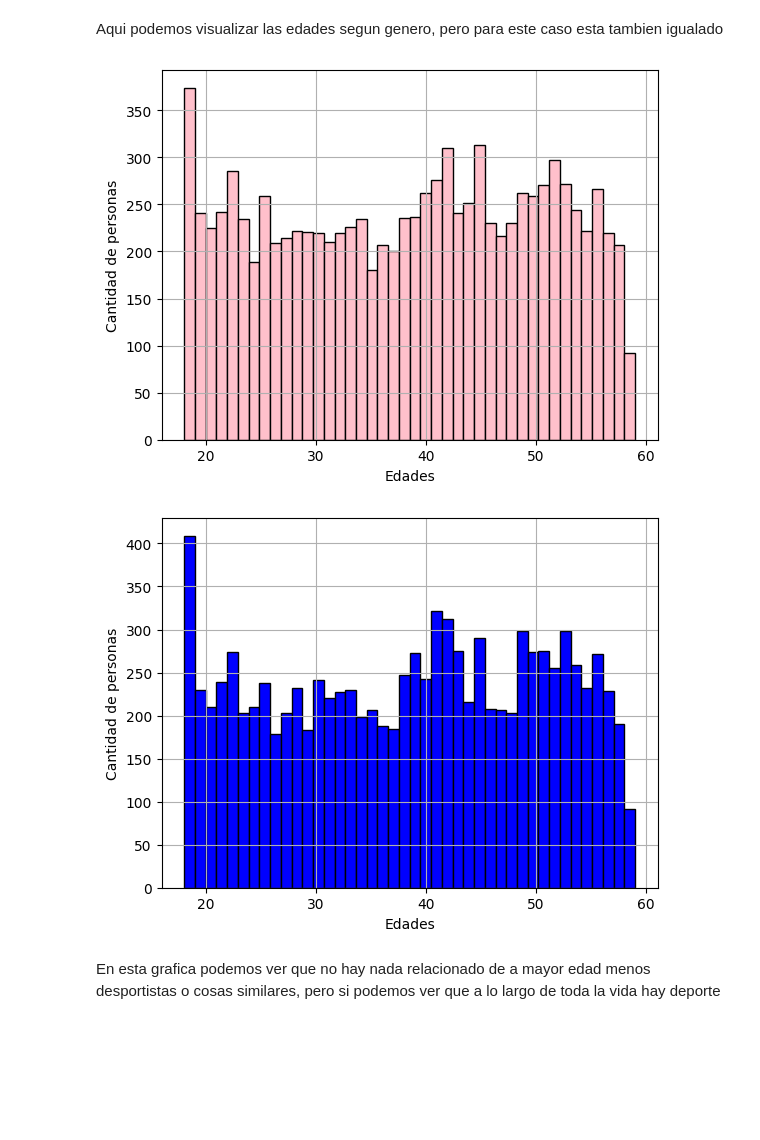
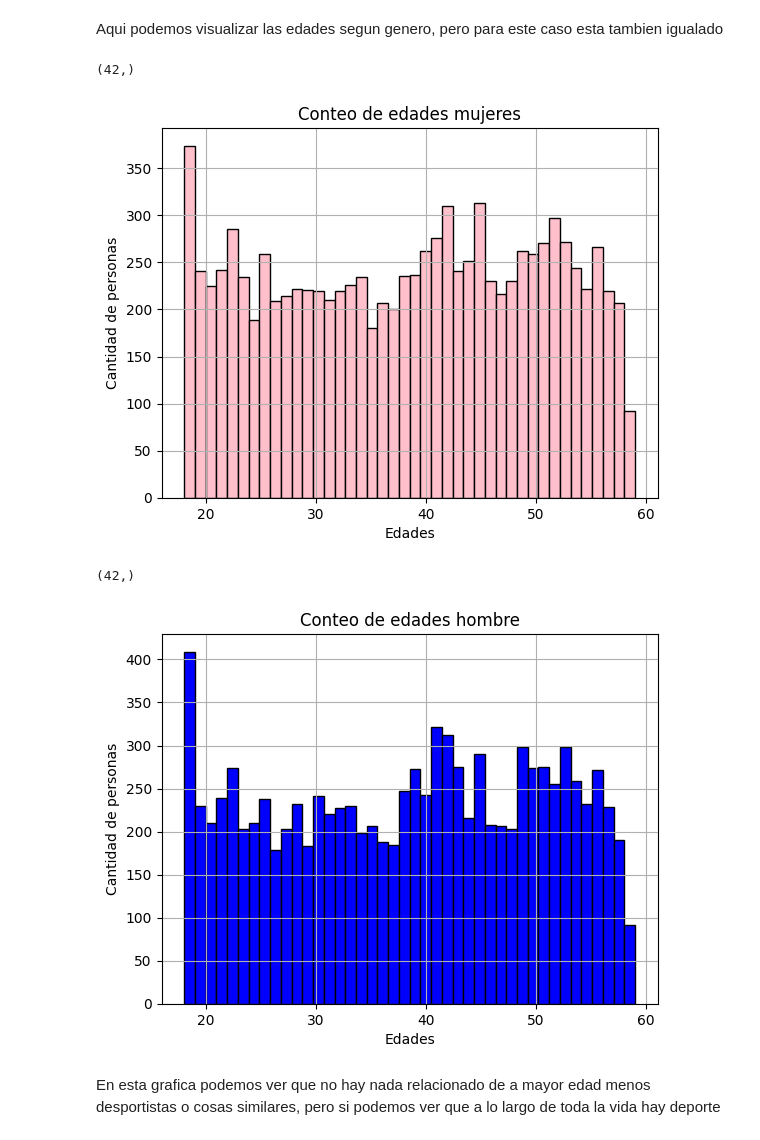
Before and after one commit to JMS1997J/EDA, a Jupyter notebook: notebooks/EDA.ipynb, the cells around one changed output. Drawn from its saved outputs; the diff is of its cells as text; code cells hidden in the pictures; blank space fills up the shorter version.

```diff
--- a/notebooks/EDA.ipynb
+++ b/notebooks/EDA.ipynb
@@ -61,3 +1,9 @@ df_fitness.head()
+# %%
+import pandas as pd
+import matplotlib.pyplot as plt
+df_fitness = pd.read_csv("../data/clean_smart_fitness_&_nutrition_analytics.csv")
+df_fitness_female = df_fitness[df_fitness["gender"] == "female"]
+df_fitness_male = df_fitness[df_fitness["gender"] == "male"]
 # %% [markdown]
 Vamos a observar que para este estudio tenemos datos de hombres y mujeres, en este caso casi la misma cantidad para cada uno de los generos
 # %%
@@ -95,31 +48,13 @@ plt.show()
 # %% [markdown]
 Aqui podemos visualizar las edades segun genero, pero para este caso esta tambien igualado
 # %%
-df_fitness_female = df_fitness[df_fitness["gender"] == "female"]
-plt.grid()
-plt.hist(
-    df_fitness_female["age"],
-	bins = 42,
-    edgecolor='black',
-	color = "pink"
-)
-plt.xlabel("Edades")
-plt.ylabel("Cantidad de personas")
-plt.show()
-df_fitness_male = df_fitness[df_fitness["gender"] == "male"]
-plt.grid()
-plt.hist(
-    df_fitness_male["age"],
-	bins = 42,
-    edgecolor='black',
-	color = "blue"
-)
-plt.xlabel("Edades")
-plt.ylabel("Cantidad de personas")
-plt.show()
+age_count(df_fitness_female, "Conteo de edades mujeres", "pink")
+age_count(df_fitness_male, "Conteo de edades hombre", "blue")
 # %% [output]
+(42,)
-[figure, old version]
+[figure, new version]
+(42,)
-[figure, old version]
+[figure, new version]
 # %% [markdown]
 En esta grafica podemos ver que no hay nada relacionado de a mayor edad menos desportistas o cosas similares, pero si podemos ver que a lo largo de toda la vida hay deporte
 # %%
```
Also changed, not shown: parts of 11 cells of this notebook, 3 other files.
